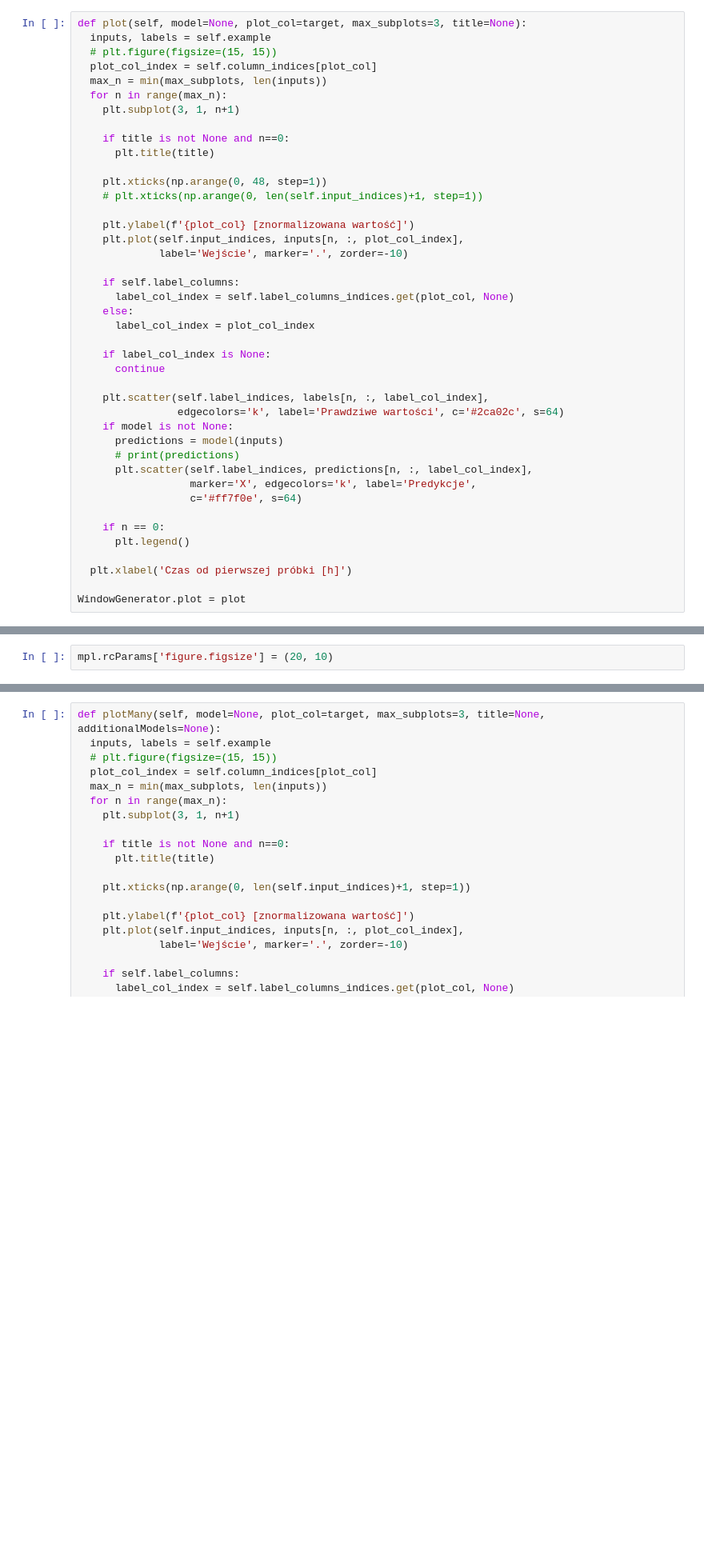
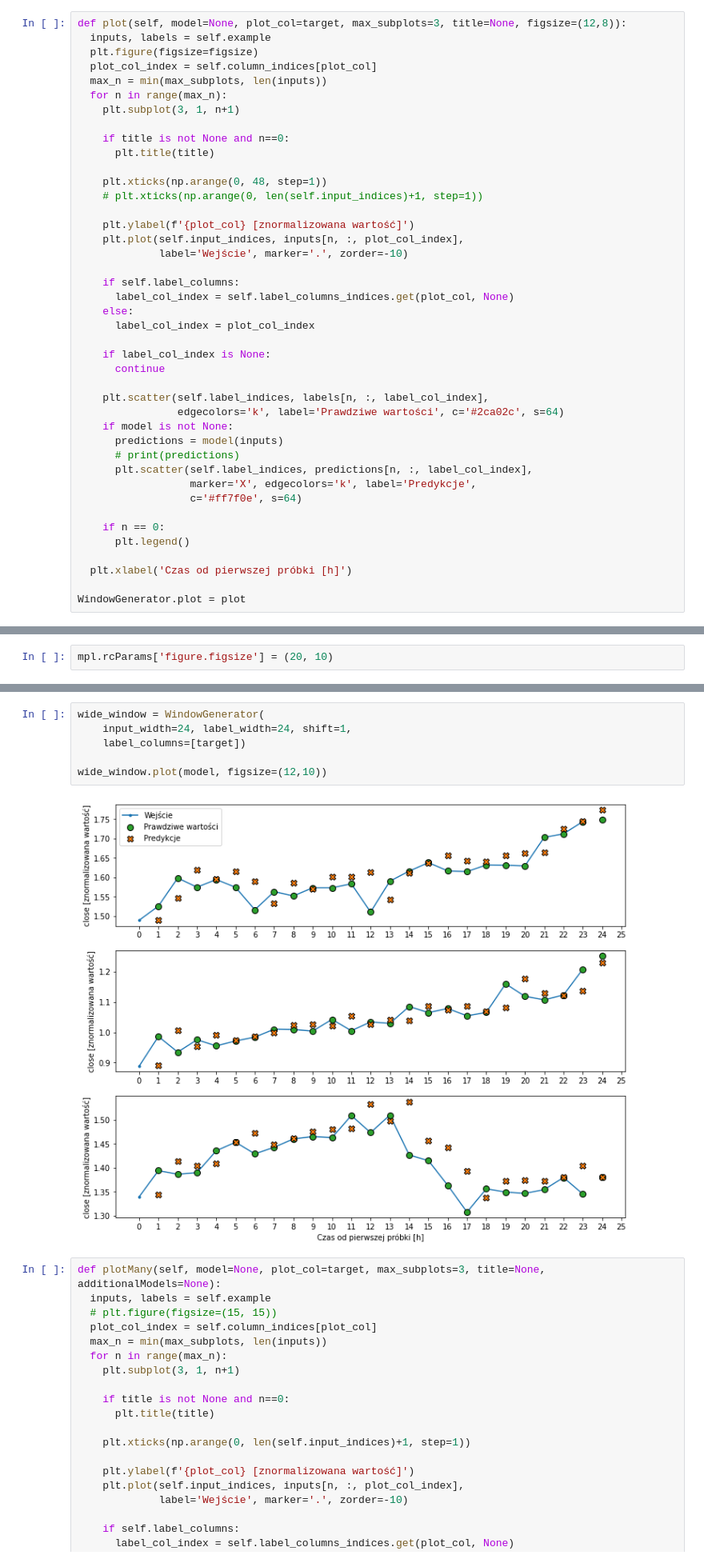
Before and after one commit to aerfio/magisterka, a Jupyter notebook: multi_badania.ipynb, the cells around one changed output, grey strips where cells are left out. Shown at 80% size. Saved outputs shown, nothing was run; the diff lists cells and outputs as text; blank space fills up the shorter version.

```diff
--- a/multi_badania.ipynb
+++ b/multi_badania.ipynb
@@ -165,9 +227,9 @@ def split_window(self, features):
 
 WindowGenerator.split_window = split_window
 # %%
-def plot(self, model=None, plot_col=target, max_subplots=3, title=None):
+def plot(self, model=None, plot_col=target, max_subplots=3, title=None, figsize=(12,8)):
   inputs, labels = self.example
-  # plt.figure(figsize=(15, 15))
+  plt.figure(figsize=figsize)
   plot_col_index = self.column_indices[plot_col]
   max_n = min(max_subplots, len(inputs))
   for n in range(max_n):
@@ -354,3 +445,11 @@ def exper(n=10):
+# %%
+wide_window = WindowGenerator(
+    input_width=24, label_width=24, shift=1,
+    label_columns=[target])
+
+wide_window.plot(model, figsize=(12,10))
+# %% [output]
+[figure, added]
 # %%
 def plotMany(self, model=None, plot_col=target, max_subplots=3, title=None, additionalModels=None):
   inputs, labels = self.example
```
Also changed, not shown: parts of 21 cells of this notebook, 1 other file.
